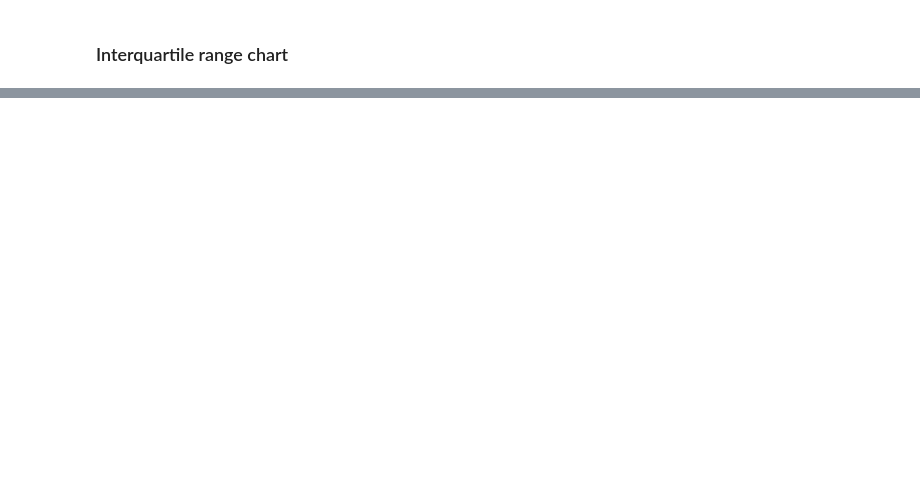
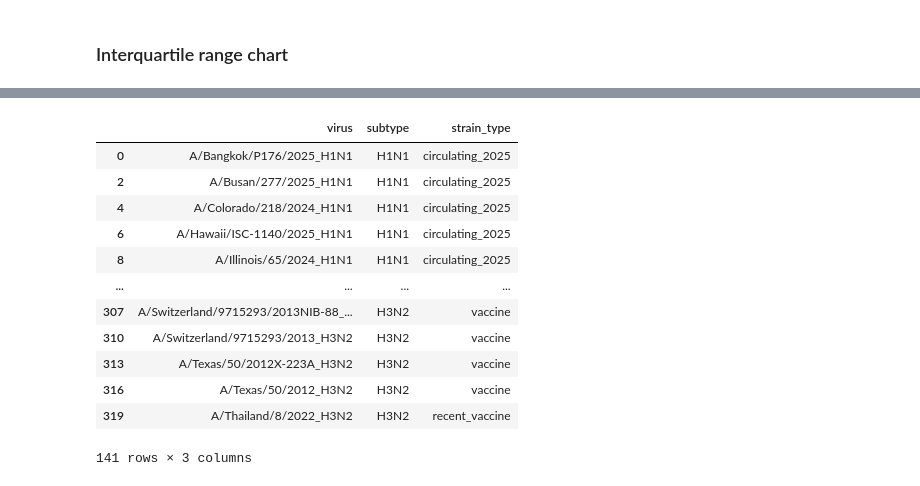
Before and after one commit to jbloomlab/flu-seqneut-2025, a Jupyter notebook: notebooks/plot_human_sera_titers.py.ipynb, the cells around one changed output, grey strips where cells are left out. Cells and saved outputs as stored; diff of their text form; code cells hidden in the pictures; blank space fills up the shorter version.

```diff
--- a/notebooks/plot_human_sera_titers.py.ipynb
+++ b/notebooks/plot_human_sera_titers.py.ipynb
@@ -383,0 +507,16 @@ chart = base.mark_point().encode(
+# %%
+viruses
+# %% [output]
+|  | virus | subtype | strain_type |
+| 0 | A/Bangkok/P176/2025_H1N1 | H1N1 | circulating_2025 |
+| 2 | A/Busan/277/2025_H1N1 | H1N1 | circulating_2025 |
+| 4 | A/Colorado/218/2024_H1N1 | H1N1 | circulating_2025 |
+| 6 | A/Hawaii/ISC-1140/2025_H1N1 | H1N1 | circulating_2025 |
+| 8 | A/Illinois/65/2024_H1N1 | H1N1 | circulating_2025 |
+| ... | ... | ... | ... |
+| 307 | A/Switzerland/9715293/2013NIB-88_... | H3N2 | vaccine |
+| 310 | A/Switzerland/9715293/2013_H3N2 | H3N2 | vaccine |
+| 313 | A/Texas/50/2012X-223A_H3N2 | H3N2 | vaccine |
+| 316 | A/Texas/50/2012_H3N2 | H3N2 | vaccine |
+| 319 | A/Thailand/8/2022_H3N2 | H3N2 | recent_vaccine |
+141 rows × 3 columns
```
Also changed, not shown: parts of 12 cells of this notebook.
